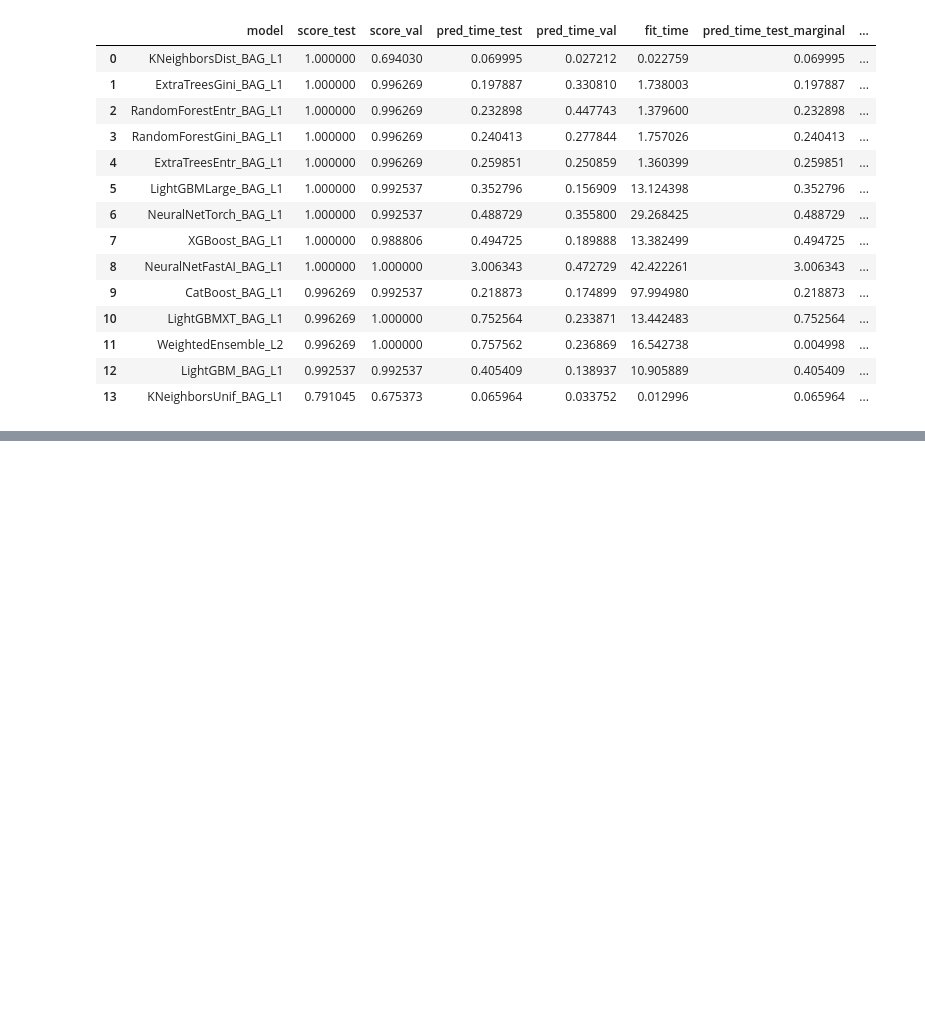
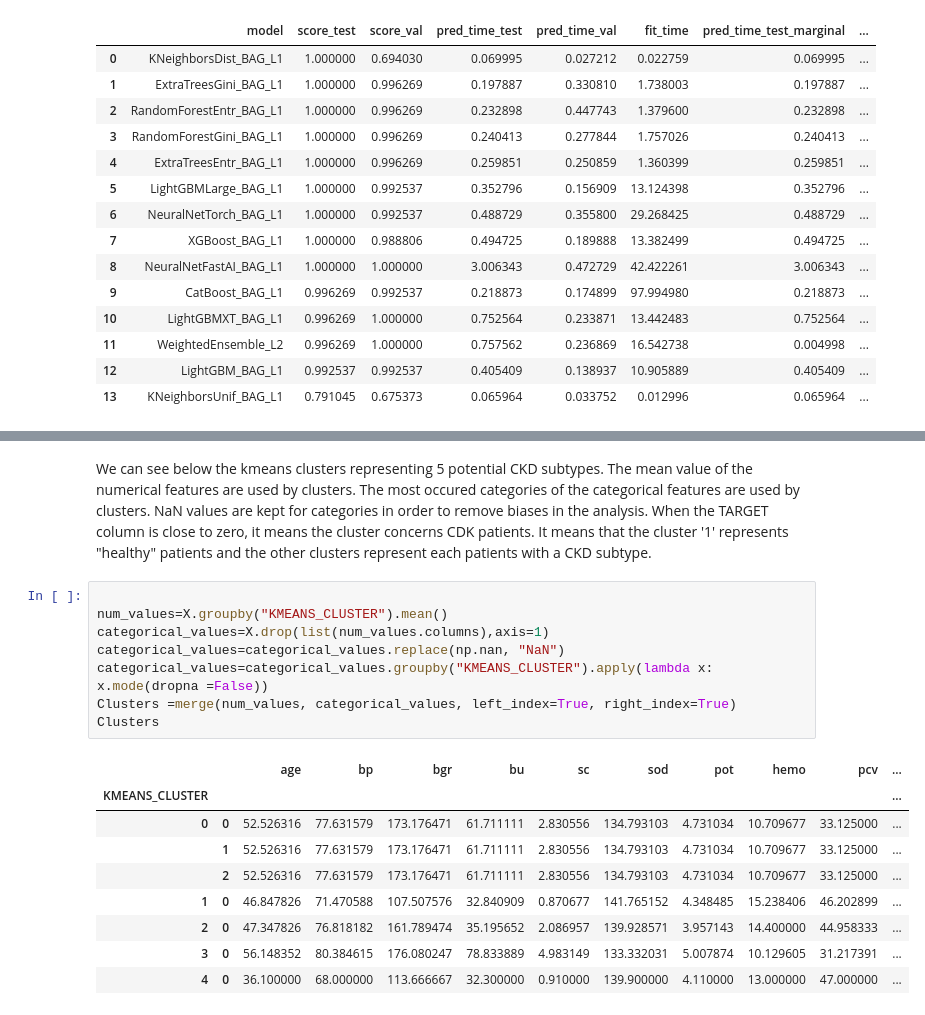
Before and after one commit to PeterHamfelt/Chronic_Kidney_Disease_Analysis, a Jupyter notebook: README.ipynb, the cells around one changed output, grey strips where cells are left out. Drawn from its saved outputs; the diff is of its cells as text; blank space fills up the shorter version.

```diff
--- a/README.ipynb
+++ b/README.ipynb
@@ -353,0 +501,20 @@ Deleting model LightGBMLarge_BAG_L1. All files under AutogluonModels/ag-20230702
+# %% [markdown]
+We can see below the kmeans clusters representing 5 potential CKD subtypes. The mean value of the numerical features are used by clusters. The most occured categories of the categorical features are used by clusters. NaN values are kept for categories in order to remove biases in the analysis. When the TARGET column is close to zero, it means the cluster concerns CDK patients. It means that the cluster '1' represents "healthy" patients and the other clusters represent each patients with a CKD subtype.
+# %%
+
+num_values=X.groupby("KMEANS_CLUSTER").mean()
+categorical_values=X.drop(list(num_values.columns),axis=1)
+categorical_values=categorical_values.replace(np.nan, "NaN")
+categorical_values=categorical_values.groupby("KMEANS_CLUSTER").apply(lambda x: x.mode(dropna =False))
+Clusters =merge(num_values, categorical_values, left_index=True, right_index=True)
+Clusters
+# %% [output]
+|  |  | age | bp | bgr | bu | sc | sod | pot | hemo | pcv | ... |
+| KMEANS_CLUSTER |  |  |  |  |  |  |  |  |  |  | ... |
+| 0 | 0 | 52.526316 | 77.631579 | 173.176471 | 61.711111 | 2.830556 | 134.793103 | 4.731034 | 10.709677 | 33.125000 | ... |
+|  | 1 | 52.526316 | 77.631579 | 173.176471 | 61.711111 | 2.830556 | 134.793103 | 4.731034 | 10.709677 | 33.125000 | ... |
+|  | 2 | 52.526316 | 77.631579 | 173.176471 | 61.711111 | 2.830556 | 134.793103 | 4.731034 | 10.709677 | 33.125000 | ... |
+| 1 | 0 | 46.847826 | 71.470588 | 107.507576 | 32.840909 | 0.870677 | 141.765152 | 4.348485 | 15.238406 | 46.202899 | ... |
+| 2 | 0 | 47.347826 | 76.818182 | 161.789474 | 35.195652 | 2.086957 | 139.928571 | 3.957143 | 14.400000 | 44.958333 | ... |
+| 3 | 0 | 56.148352 | 80.384615 | 176.080247 | 78.833889 | 4.983149 | 133.332031 | 5.007874 | 10.129605 | 31.217391 | ... |
+| 4 | 0 | 36.100000 | 68.000000 | 113.666667 | 32.300000 | 0.910000 | 139.900000 | 4.110000 | 13.000000 | 47.000000 | ... |
```
Also changed, not shown: parts of 36 cells of this notebook, 2 other files.
